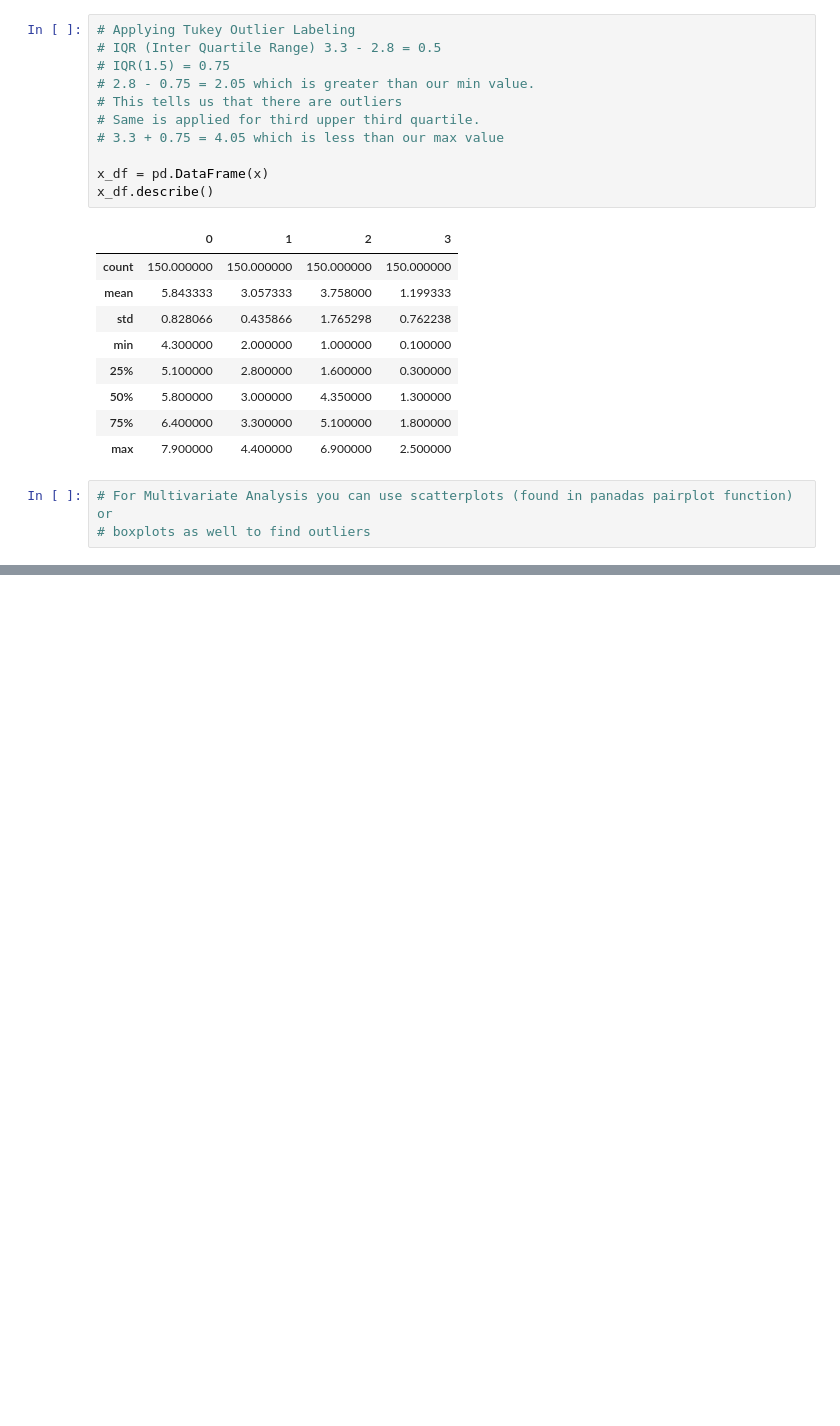
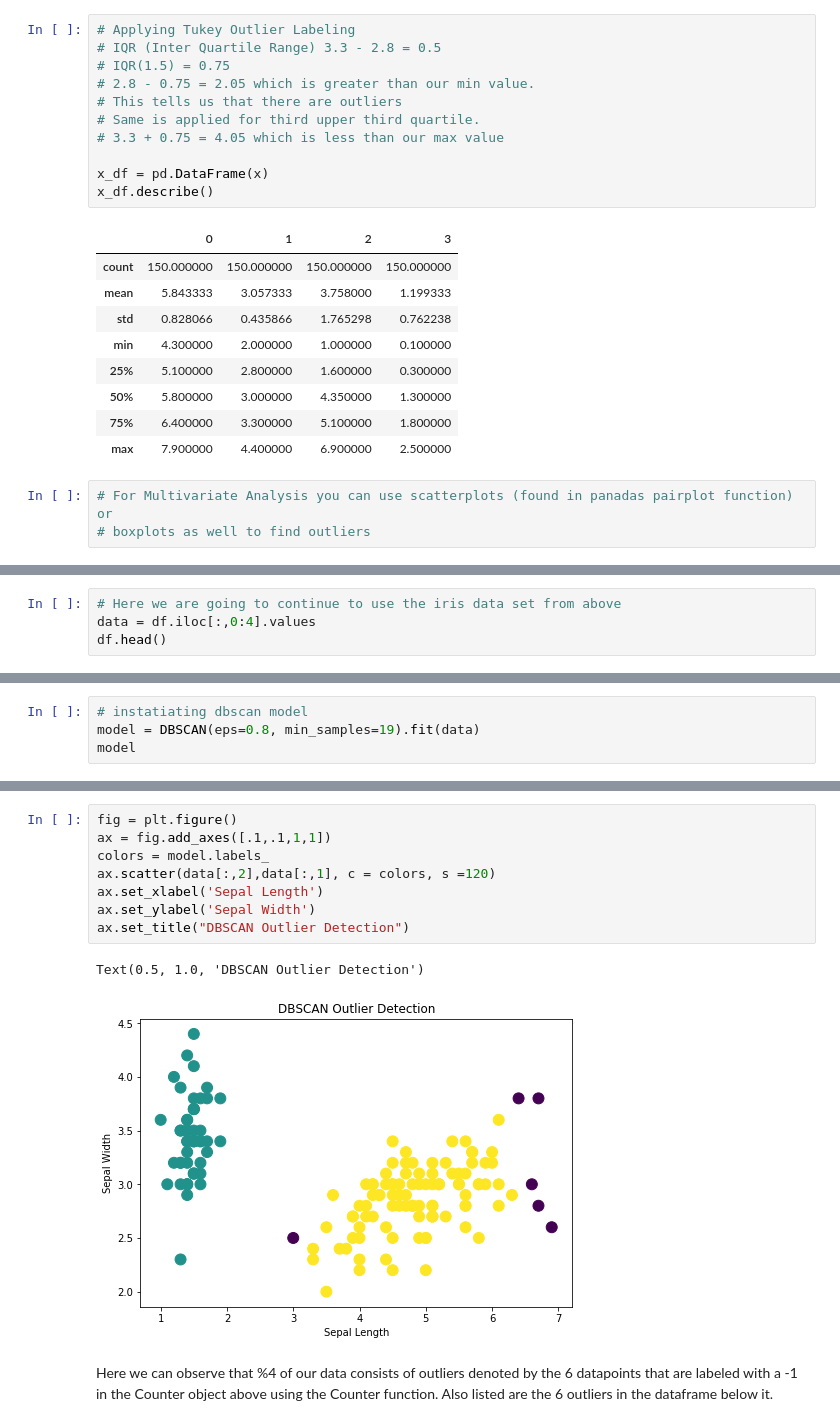
Before and after one commit to joshuafierro/learning-data-science, a Jupyter notebook: Outlier Analysis.ipynb, the cells around one changed output, grey strips where cells are left out. Saved outputs shown, nothing was run; the diff lists cells and outputs as text; blank space fills up the shorter version.

Commit message:
Demonstrated the use of DBSCAN to identify outliers in a dataset

```diff
--- a/Outlier Analysis.ipynb
+++ b/Outlier Analysis.ipynb
@@ -69,0 +87,4 @@ x_df.describe()
+# %%
+# Here we are going to continue to use the iris data set from above
+data = df.iloc[:,0:4].values
+df.head()
@@ -69,0 +98,4 @@ x_df.describe()
+# %%
+# instatiating dbscan model
+model = DBSCAN(eps=0.8, min_samples=19).fit(data)
+model
@@ -69,0 +119,17 @@ x_df.describe()
+# %%
+fig = plt.figure()
+ax = fig.add_axes([.1,.1,1,1])
+colors = model.labels_
+ax.scatter(data[:,2],data[:,1], c = colors, s =120)
+ax.set_xlabel('Sepal Length')
+ax.set_ylabel('Sepal Width')
+ax.set_title("DBSCAN Outlier Detection")
+# %% [output]
+Text(0.5, 1.0, 'DBSCAN Outlier Detection')
+[figure, added]
+# %% [markdown]
+<p>
+    Here we can observe that %4 of our data consists of outliers denoted by the 6 datapoints
+    that are labeled with a -1 in the Counter object above using the Counter function.
+    Also listed are the 6 outliers in the dataframe below it.
+</p>
```
Also changed, not shown: parts of 6 cells of this notebook.
